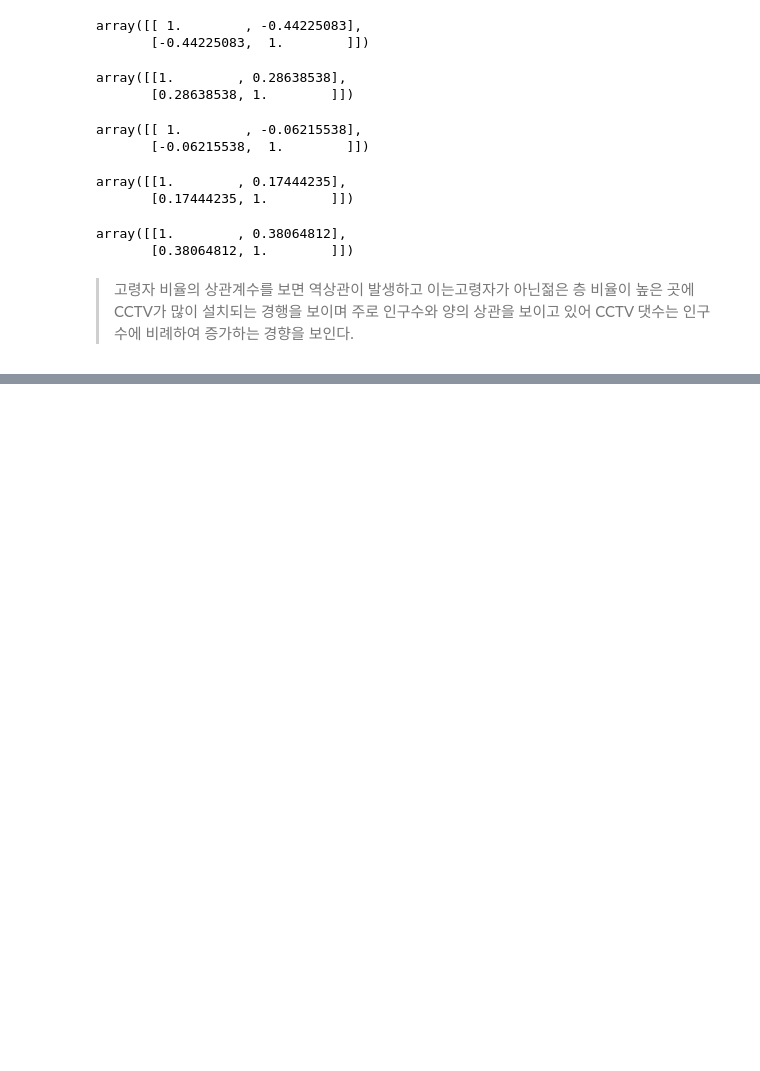
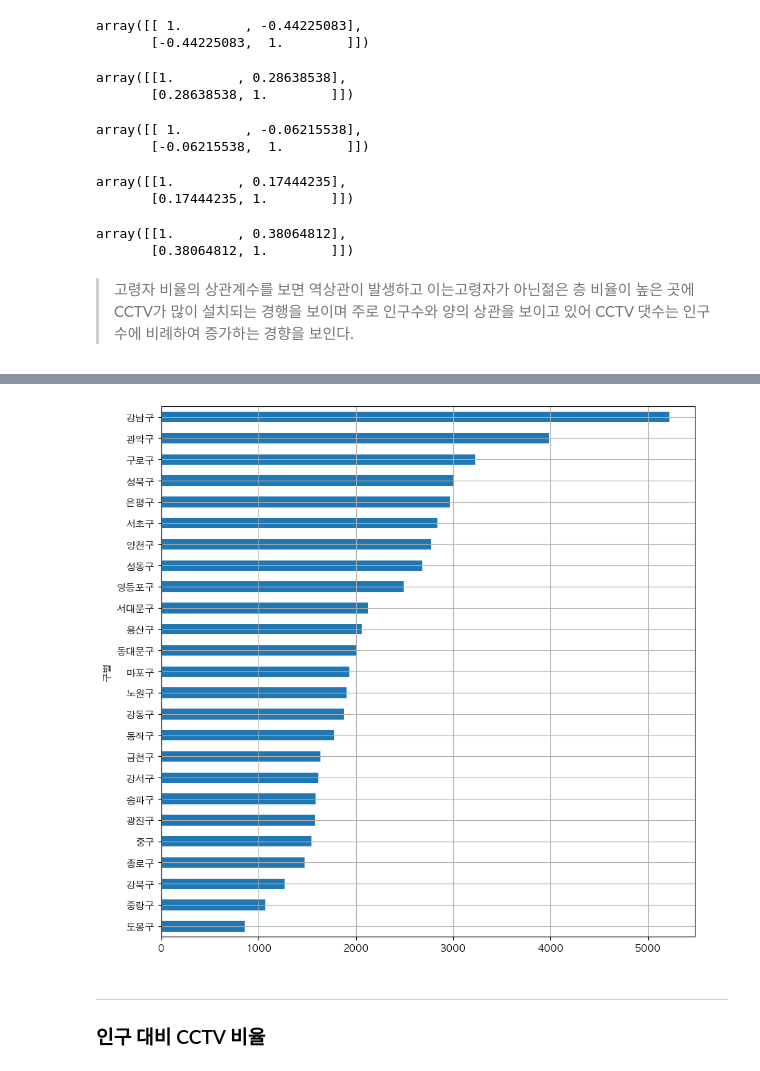
Before and after one commit to kim0502/Pythonelkim, a Jupyter notebook: 3.DataAnalysis/Note/15.서울시 인구대비 CCTV현황분석.ipynb, the cells around one changed output, grey strips where cells are left out. Cells and saved outputs as stored; diff of their text form; code cells hidden in the pictures; blank space fills up the shorter version.

```diff
--- a/3.DataAnalysis/Note/15.서울시 인구대비 CCTV현황분석.ipynb
+++ b/3.DataAnalysis/Note/15.서울시 인구대비 CCTV현황분석.ipynb
@@ -363,0 +413,14 @@ array([[1.        , 0.38064812],
+# %%
+# 내림차순으로 소계 하기
+
+Data_result['소계'].sort_values().plot(
+    kind = 'barh',
+    grid =True,
+    figsize = (10,10)
+)
+plt.show()
+# %% [output]
+[figure, added]
+# %% [markdown]
+---
+### 인구 대비 CCTV 비율
```
Also changed, not shown: parts of 28 cells of this notebook, 44 other files.
